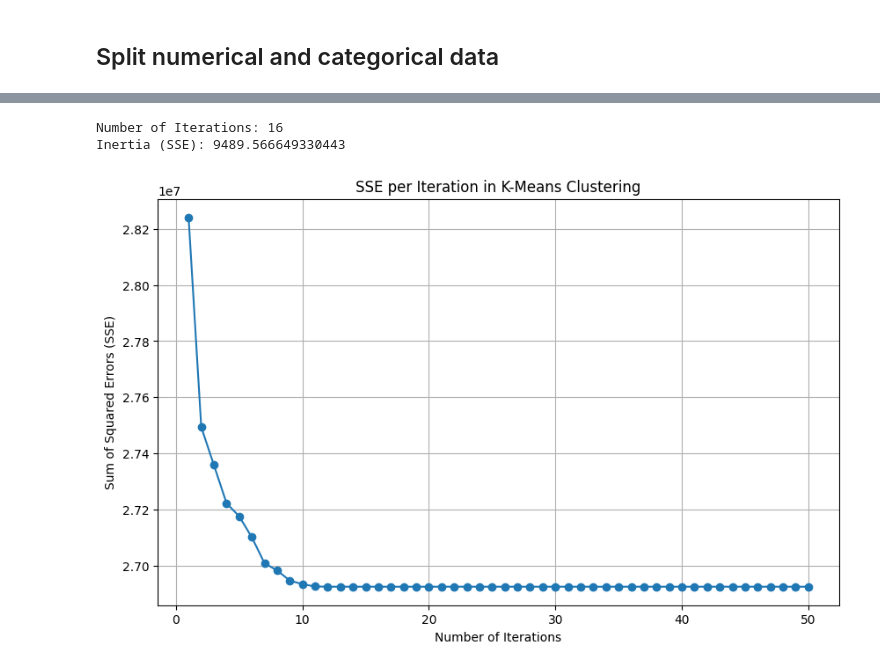
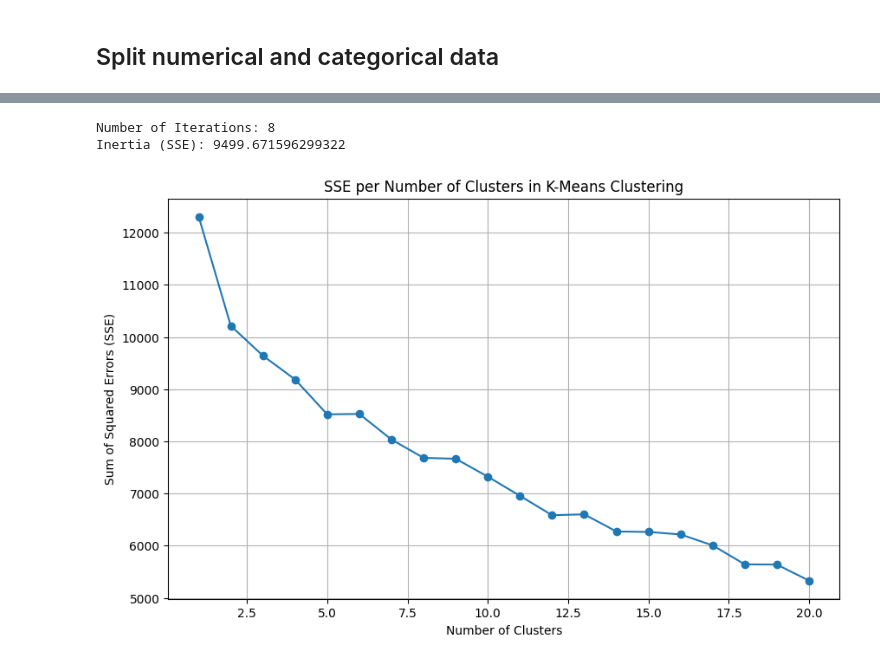
Before and after one commit to lidiaPolyakov/Products-project, a Jupyter notebook: POC/POC - Dataset3/POC - Dataset3 K-means.ipynb, the cells around one changed output, grey strips where cells are left out. Cells and saved outputs as stored; diff of their text form; code cells hidden in the pictures.

```diff
--- a/POC/POC - Dataset3/POC - Dataset3 K-means.ipynb
+++ b/POC/POC - Dataset3/POC - Dataset3 K-means.ipynb
@@ -89,7 +89,7 @@ from sklearn.pipeline import Pipeline
 # %%
 # Check for non-numeric values and handle them
 # For example, replacing '.' with NaN and then imputing missing values
-numerical_data = ds3[numerical_cols].replace('.', pd.NA).astype(float) # Convert to float
+numerical_data = ds3[numerical_cols].replace('.', np.nan).astype(float)
 categorical_data = ds3[categorical_cols]
 
 # Handle missing values, if any, in numerical_data
@@ -107,7 +107,7 @@ preprocessor = ColumnTransformer(
 	])
 
 # K-Means model
-kmeans = KMeans(n_clusters=3, init="k-means++")  # Example: 3 clusters
+kmeans = KMeans(n_clusters=3, init="k-means++")
 
 # Creating a pipeline
 pipeline = Pipeline(steps=[('preprocessor', preprocessor), ('clusterer', kmeans)])
@@ -135,6 +135,8 @@ Pipeline(steps=[('preprocessor',
 # %%
 # Copy ds3 to a new DataFrame for analysis
 ds3_analysis = ds3.copy()
+ds3_analysis = ds3_analysis[numerical_cols].replace('.', np.nan).astype(float)
+ds3_analysis = ds3_analysis.fillna(ds3_analysis.mean())
 
 # Add cluster labels
 ds3_analysis['Cluster'] = pipeline['clusterer'].labels_
@@ -146,33 +148,35 @@ inertia = pipeline['clusterer'].inertia_
 print(f"Number of Iterations: {n_iter}")
 print(f"Inertia (SSE): {inertia}")
 # %% [output]
-Number of Iterations: 16
-Inertia (SSE): 9489.566649330443
+Number of Iterations: 8
+Inertia (SSE): 9499.671596299322
 # %%
 import matplotlib.pyplot as plt
 from sklearn.cluster import KMeans
 
 # Maximum number of iterations to track
-max_iterations = 50  # Adjust based on how many iterations you want to track
+max_clusters = 20  # Adjust based on how many iterations you want to track
 
-# List to store the SSE for each iteration
-sse_per_iteration = []
+# List to store the SSE for each number of clusters
+sse_per_cluster = []
 
-for i in range(1, max_iterations + 1):
-	kmeans = KMeans(n_clusters=3, init="k-means++", n_init=1, max_iter=i, random_state=0)
-	kmeans.fit(ds3_analysis[numerical_cols])
-	sse_per_iteration.append(kmeans.inertia_)
+# Loop over the number of clusters
+for i in range(1, max_clusters + 1):
+    kmeans = KMeans(n_clusters=i, init="k-means++")
+    pipeline = Pipeline(steps=[('preprocessor', preprocessor), ('clusterer', kmeans)])
+    pipeline.fit(processed_data)
+    sse_per_cluster.append(pipeline['clusterer'].inertia_)
 
-# Plotting the SSE per iteration
+# Plotting the SSE per number of clusters
 plt.figure(figsize=(10, 6))
-plt.plot(range(1, max_iterations + 1), sse_per_iteration, marker='o')
-plt.title('SSE per Iteration in K-Means Clustering')
-plt.xlabel('Number of Iterations')
+plt.plot(range(1, max_clusters + 1), sse_per_cluster, marker='o')
+plt.title('SSE per Number of Clusters in K-Means Clustering')
+plt.xlabel('Number of Clusters')
 plt.ylabel('Sum of Squared Errors (SSE)')
 plt.grid(True)
 plt.show()
 # %% [output]
-[figure, old version]
+[figure, new version]
 # %%
 ds3_analysis[ds3_analysis['Cluster'] == 0]
 # %% [output]
```
Also changed, not shown: parts of 4 cells of this notebook.
